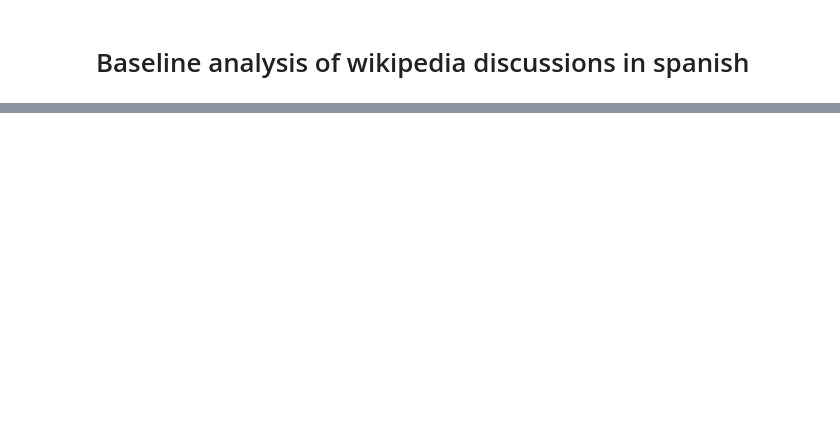
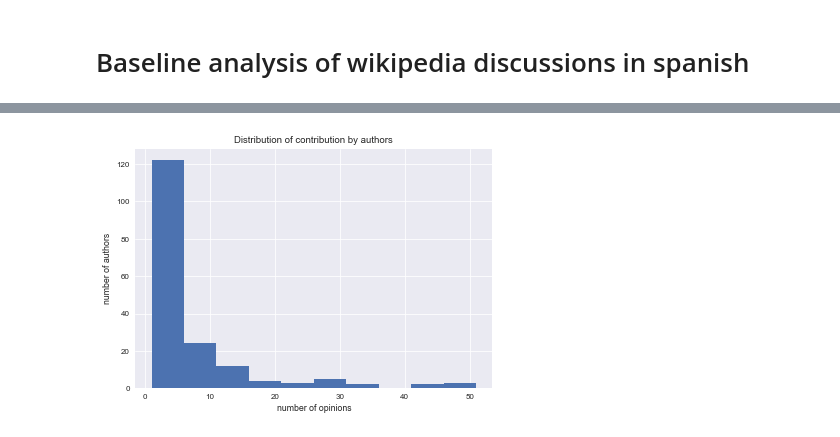
Before and after one commit to espol-cti/cwdiscussions, a Jupyter notebook: Baseline analysis.ipynb, the cells around one changed output, grey strips where cells are left out. Saved outputs shown, nothing was run; the diff lists cells and outputs as text; code cells hidden in the pictures; blank space fills up the shorter version.

```diff
--- a/Baseline analysis.ipynb
+++ b/Baseline analysis.ipynb
@@ -42 +70,11 @@ total number of opinions: 1203
 unique authors: 177
+# %%
+discussion_pereditor= ds.groupby('contributor').size()
+discussion_pereditor= discussion_pereditor.sort_values(ascending=False)
+discussion_pereditor.hist()
+plt.xlabel('number of opinions')
+plt.ylabel('number of authors')
+plt.title('Distribution of contribution by authors')
+plt.savefig('authorcontribdist.eps', format='eps')
+# %% [output]
+[figure, added]
```
Also changed, not shown: parts of 29 cells of this notebook, 5 other files.
